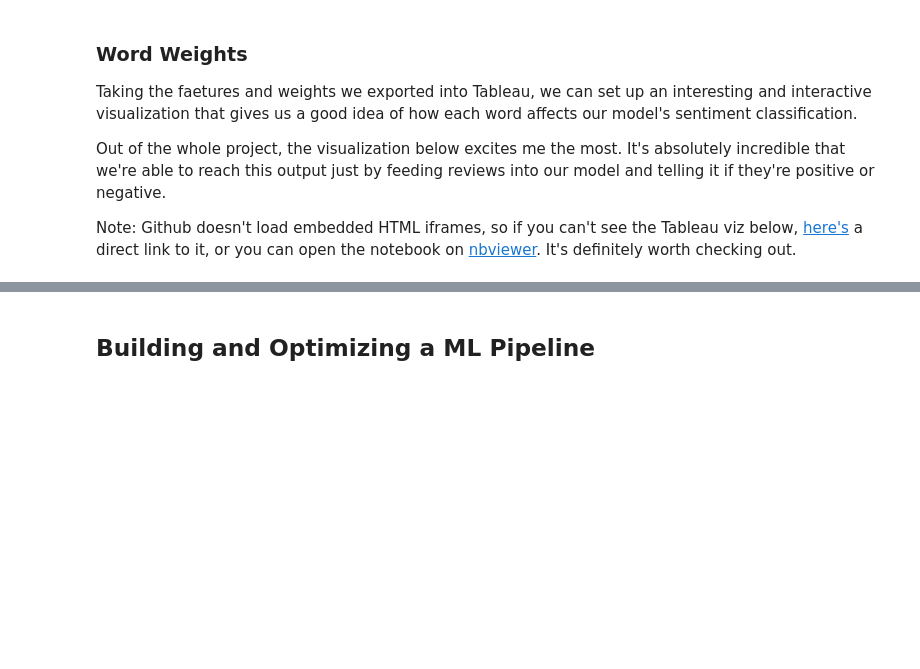
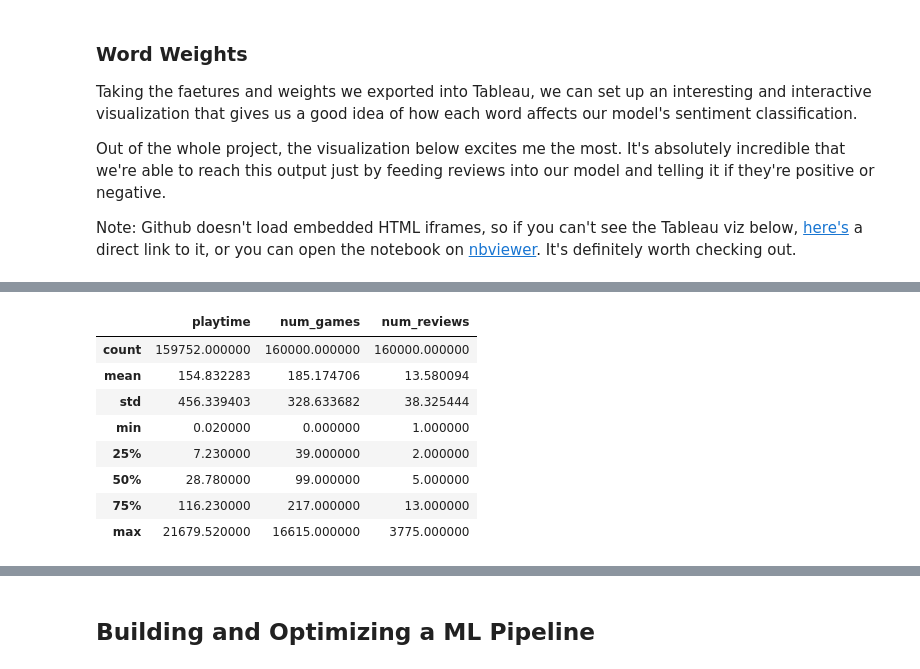
Before and after one commit to KhaledElmorsy/game-review-classifier, a Jupyter notebook: Main.ipynb, the cells around one changed output, grey strips where cells are left out. Cells and saved outputs as stored; diff of their text form; code cells hidden in the pictures; blank space fills up the shorter version.

```diff
--- a/Main.ipynb
+++ b/Main.ipynb
@@ -413,0 +428,16 @@ Note: Github doesn't load embedded HTML iframes, so if you can't see the Tableau
+# %%
+# Import our balanced sample
+df = pd.read_csv(r'data\samples\balanced_sample.csv')
+
+# Look at the general statistics of each variable
+df.describe()
+# %% [output]
+|  | playtime | num_games | num_reviews |
+| count | 159752.000000 | 160000.000000 | 160000.000000 |
+| mean | 154.832283 | 185.174706 | 13.580094 |
+| std | 456.339403 | 328.633682 | 38.325444 |
+| min | 0.020000 | 0.000000 | 1.000000 |
+| 25% | 7.230000 | 39.000000 | 2.000000 |
+| 50% | 28.780000 | 99.000000 | 5.000000 |
+| 75% | 116.230000 | 217.000000 | 13.000000 |
+| max | 21679.520000 | 16615.000000 | 3775.000000 |
```
Also changed, not shown: parts of 18 cells of this notebook.
